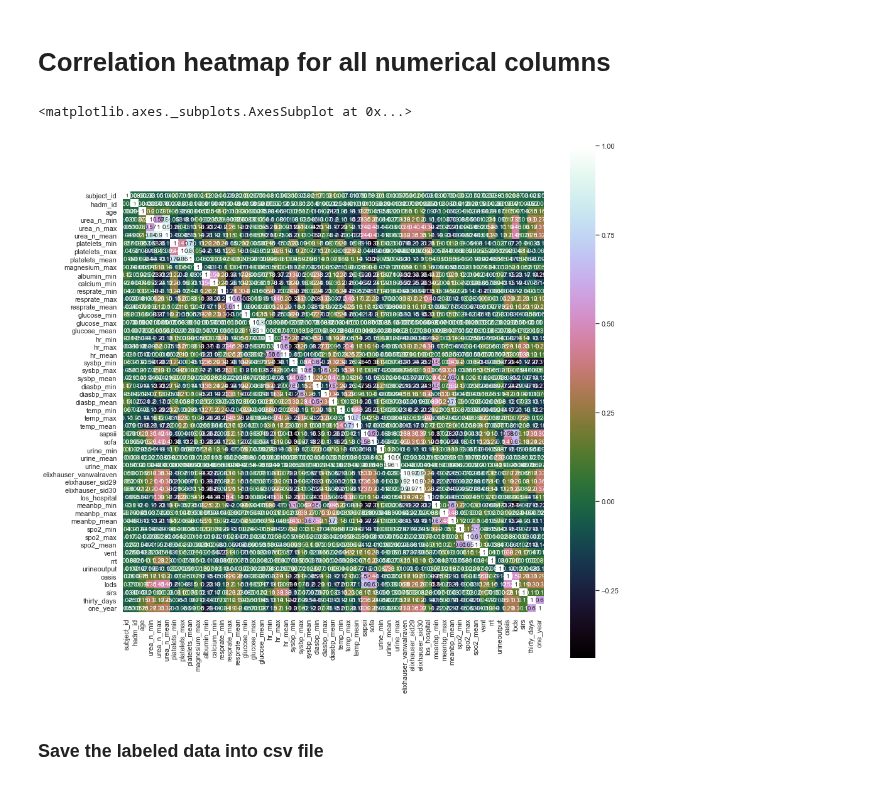
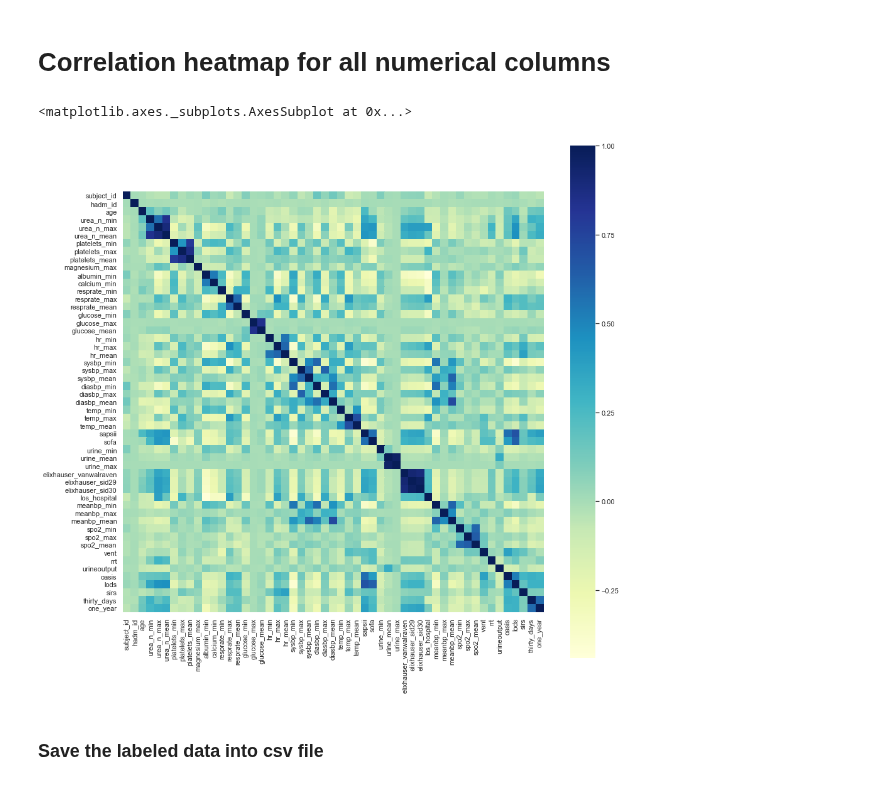
Before and after one commit to NicolasHu11/Short-Long-Term-Mortality-Prediction, a Jupyter notebook: Process Books/1 create dataframe from sql.ipynb, the cells around one changed output. Drawn from its saved outputs; the diff is of its cells as text; code cells hidden in the pictures.

Commit message:
Change cmap for heatmap in 1

```diff
--- a/Process Books/1 create dataframe from sql.ipynb
+++ b/Process Books/1 create dataframe from sql.ipynb
@@ -622,10 +622,10 @@ plt.show()
 # %%
 correlation = data.corr()
 plt.figure(figsize=(15,15))
-sns.heatmap(correlation, vmax=1, square=True, annot=True, cmap='cubehelix')
+sns.heatmap(correlation, vmax=1, square=True, annot=False, cmap='YlGnBu')
 # %% [output]
 <matplotlib.axes._subplots.AxesSubplot at 0x...>
-[figure, old version]
+[figure, new version]
 # %% [markdown]
 ### Save the labeled data into csv file
 # %%
```
